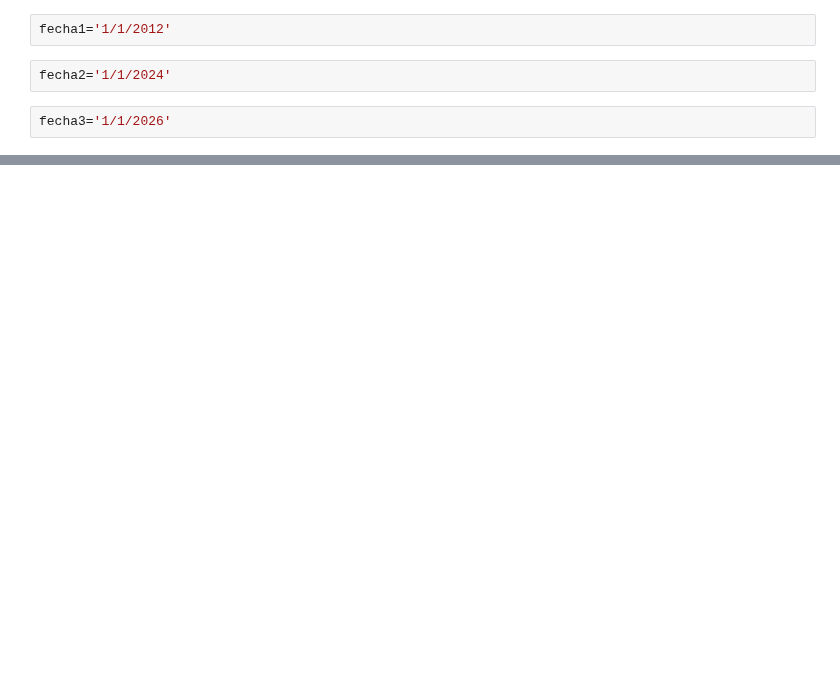
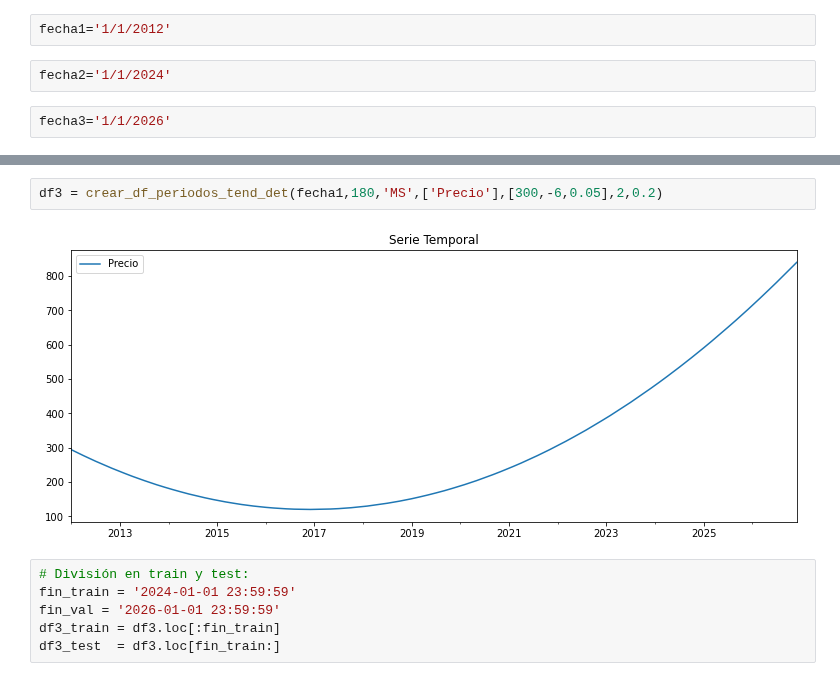
Before and after one commit to davidraamirez/drift-detection_data-augmentation, a Jupyter notebook: validacion/Comprobacion_autorregresivos.ipynb, the cells around one changed output, grey strips where cells are left out. Saved outputs shown, nothing was run; the diff lists cells and outputs as text; blank space fills up the shorter version.

```diff
--- a/validacion/Comprobacion_autorregresivos.ipynb
+++ b/validacion/Comprobacion_autorregresivos.ipynb
@@ -291,0 +220,10 @@ Metric (mean_absolute_error) del modelo auto arima:
+# %%
+df3 = crear_df_periodos_tend_det(fecha1,180,'MS',['Precio'],[300,-6,0.05],2,0.2)
+# %% [output]
+[figure, added]
+# %%
+# División en train y test:
+fin_train = '2024-01-01 23:59:59'
+fin_val = '2026-01-01 23:59:59'
+df3_train = df3.loc[:fin_train]
+df3_test  = df3.loc[fin_train:]
```
Also changed, not shown: parts of 29 cells of this notebook.
